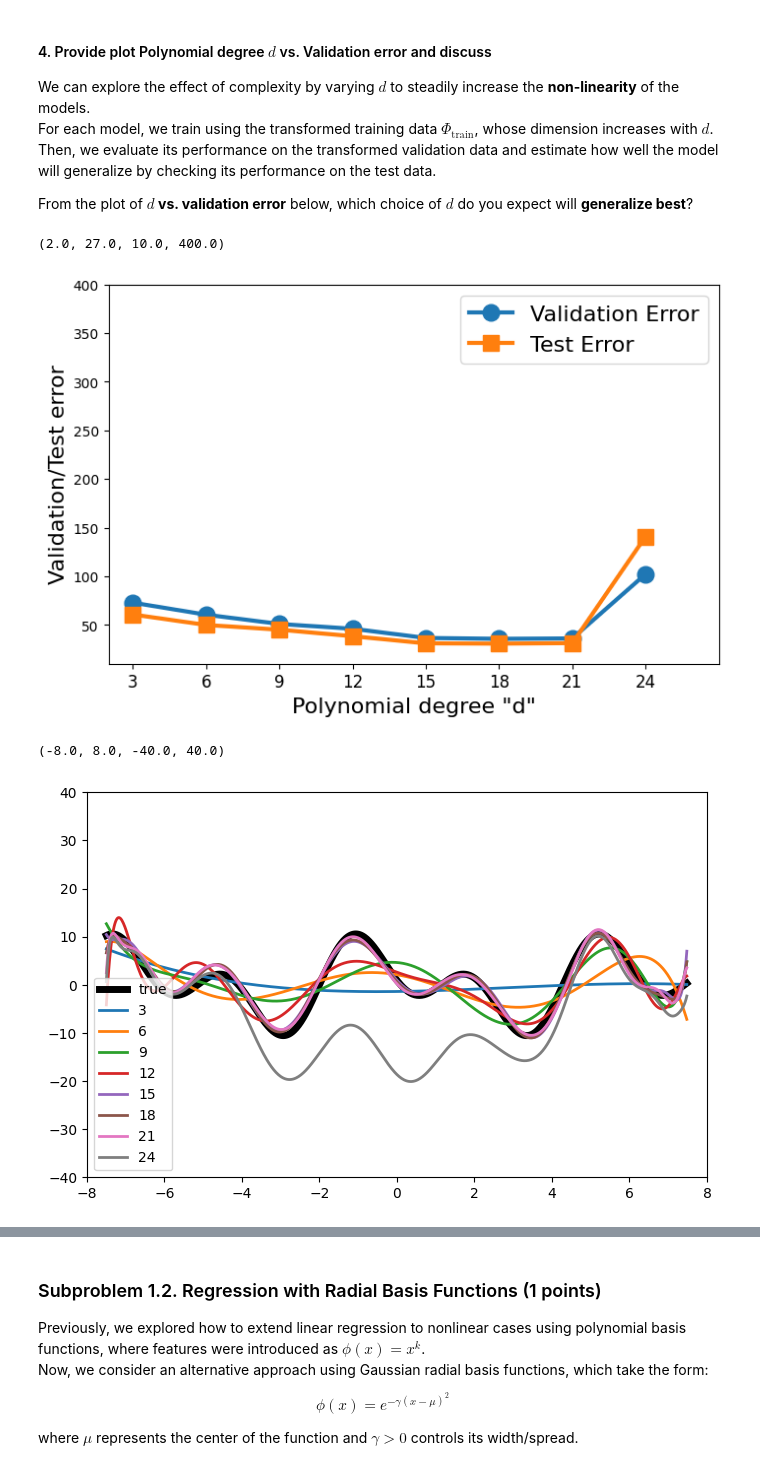
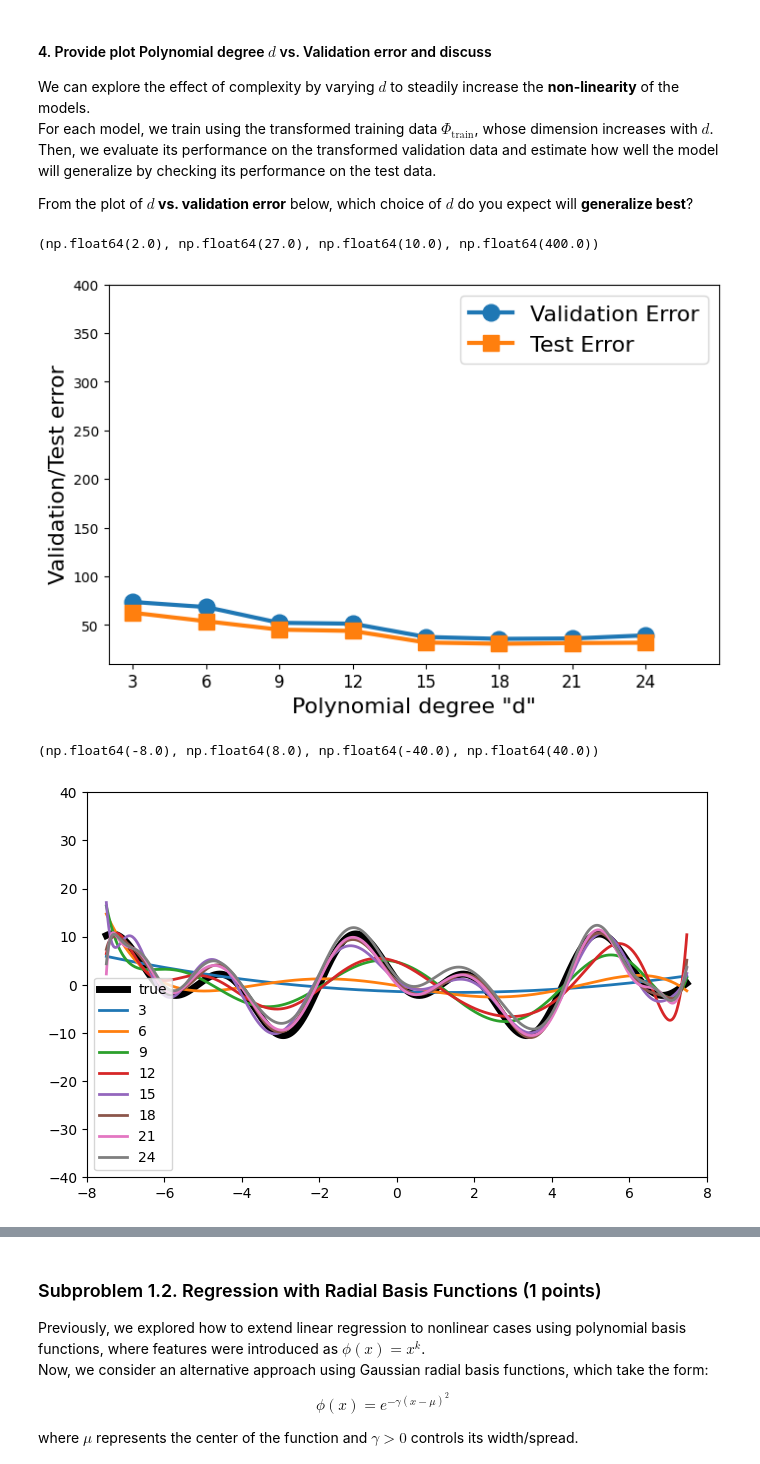
Before and after one commit to br0fire/Skoltech_ML, a Jupyter notebook: HW_1/HW_1.ipynb, the cells around one changed output, grey strips where cells are left out. Drawn from its saved outputs; the diff is of its cells as text; code cells hidden in the pictures.

```diff
--- a/HW_1/HW_1.ipynb
+++ b/HW_1/HW_1.ipynb
@@ -227,3 +220,17 @@ where:
+# %%
+### BEGIN Solution (do not delete this comment)
+
+def polynomial_transform(x, d):
+    return np.vander(x, N=d, increasing=True)
+
+def train_linreg(Phi, y):
+    w = np.linalg.inv(Phi.T @ Phi) @ Phi.T @ y
+    return w
+def predict(Phi, w):
+    return Phi @ w
+def mse(y_true, y_pred):
+    return np.mean((y_true - y_pred)**2)
+### END Solution (do not delete this comment)
 # %% [markdown]
 
 
@@ -245,14 +252,24 @@ for d in range(3, 25, 3):  # Iterate over polynomial degree from 3 to 25 in step
     ### BEGIN Solution (do not delete this comment)
 
     # Transform training data into d dimensions
+    Phi_trn = polynomial_transform(X_trn, d)
 
 
     # Transform validation data into d dimensions
+    Phi_val = polynomial_transform(X_val, d)
 
 
     # Transform test data into d dimensions
+    Phi_test = polynomial_transform(X_tst, d)
 
 
+    w[d] = train_linreg(Phi_trn, y_trn)
+
+    y_val_pred = predict(Phi_val, w[d])
+    validationErr[d] = mse(y_val, y_val_pred)
+
+    y_tst_pred = predict(Phi_test, w[d])
+    testErr[d] = mse(y_tst, y_tst_pred)
     ### END Solution (do not delete this comment)
 
 
@@ -265,18 +282,20 @@ plt.xticks(list(validationErr.keys()), fontsize=12)
 plt.legend(['Validation Error', 'Test Error'], fontsize=16)
 plt.axis([2, 27, 10, 400])
 # %% [output]
-(2.0, 27.0, 10.0, 400.0)
+(np.float64(2.0), np.float64(27.0), np.float64(10.0), np.float64(400.0))
-[figure, old version]
+[figure, new version]
 # %%
 plt.figure(figsize=(8,5))
 plt.plot(x_true, y_true, marker='None', linewidth=5, color='k')
 for d in range(3, 25, 3):
     ### BEGIN Solution (do not delete this comment)
-
+    Phi_test = polynomial_transform(x_true, d)
+    y_pred = predict(Phi_test, w[d])
+    plt.plot(x_true, y_pred, marker='None', linewidth=2)
     ### END Solution (do not delete this comment)
 
 plt.legend(['true'] + list(range(3, 25, 3)))
 plt.axis([-8, 8, -40, 40])
 # %% [output]
-(-8.0, 8.0, -40.0, 40.0)
+(np.float64(-8.0), np.float64(8.0), np.float64(-40.0), np.float64(40.0))
-[figure, old version]
+[figure, new version]
```
Also changed, not shown: parts of 8 cells of this notebook.
